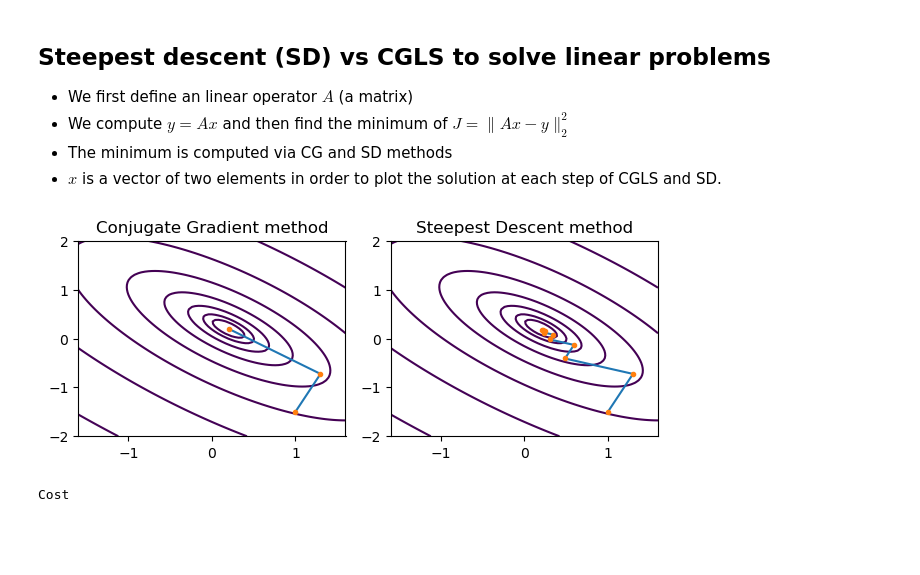
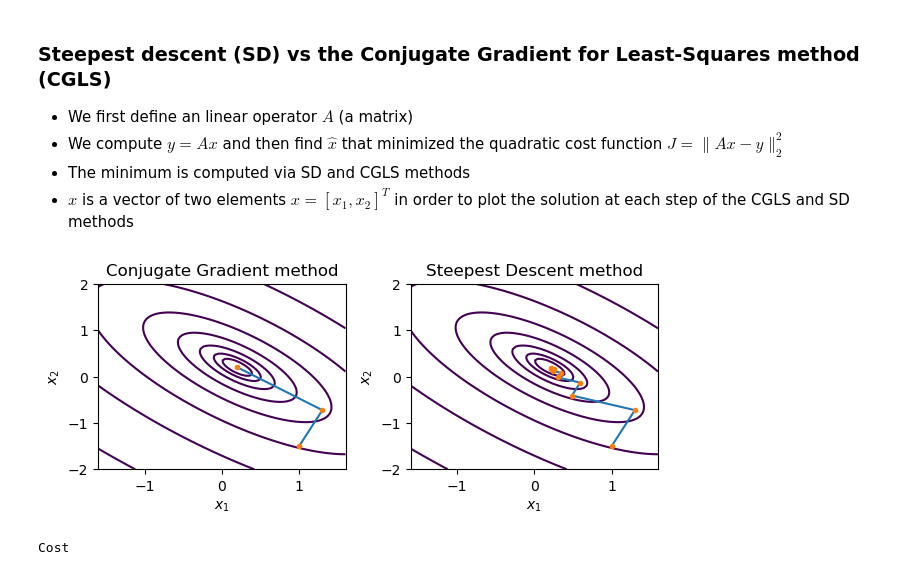
Before and after one commit to msacchi/SEP_lectures, a Jupyter notebook: CGLS_versus_SD_example.ipynb, the cells around one changed output. Cells and saved outputs as stored; diff of their text form; code cells hidden in the pictures; blank space fills up the shorter version.

```diff
--- a/CGLS_versus_SD_example.ipynb
+++ b/CGLS_versus_SD_example.ipynb
@@ -1,42 +1,45 @@
 # %% [markdown]
-## Steepest descent (SD) vs CGLS to solve linear problems
+### Steepest descent (SD) vs the Conjugate Gradient for Least-Squares method (CGLS)
 
 - We first define an linear operator $A$ (a matrix)
-- We compute $y = Ax$ and then find the minimum of $J = \|Ax-y\|_2^2$
-- The minimum is computed via CG and SD methods
-- $x$ is a vector of two elements in order to plot the solution at each step of CGLS and SD.
+- We compute $y = Ax$ and then find ${\hat x}$ that minimized the quadratic cost function $J = \|Ax-y\|_2^2$
+- The minimum is computed via SD and CGLS  methods
+- $x$ is a vector of two elements  $x=[x_1,x_2]^T$ in order to plot the solution at each step of the CGLS and SD methods
 # %%
 using Random, LinearAlgebra, PyPlot
 # %%
+# Get a matrix A that leads to a cost function with an elongated valley
+
 rng = MersenneTwister(12724);
 A = rand(rng,130,2)*2.0.-1.0;
 (U,S,V) = svd(A); S[1]=1.0; S[2]=0.4; A= U*diagm(S)*V;
 x = [0.2,0.2]; y = A*x; x0 = [1.0,-1.5]
 
-x1, p1 = cg_ls(A,x0,y,2 )           # Minimize cost via the CG method
-x2, p2 =    sd(A,x0,y,25)           # Minimize cost via the SD method
+# Minimize J = |Ax-y|_2^2
 
+x1, p1 = cg_ls(A,x0,y,2 )           # Minimize cost via CGLS
+x2, p2 =    sd(A,x0,y,25)           # Minimize cost via SD
 
-x1, x2, J = Cost(A,y)
+x1, x2, J = Cost(A,y)               # Compute cost function in a grid
 
 close("all")
 subplot(221);
 c = 10.0.^collect(-2:.4:3)
 
 contour(x1,x2,J,c)
 plot(p1[:,1],p1[:,2])
-plot(p1[:,1],p1[:,2],".")
+plot(p1[:,1],p1[:,2],"."); xlabel(L"$x_1$"); ylabel(L"x_2")
 title("Conjugate Gradient method")
 
 subplot(222);
 contour(x1,x2,J,c)
 plot(p2[:,1],p2[:,2],"-")
-plot(p2[:,1],p2[:,2],".")
+plot(p2[:,1],p2[:,2],"."); xlabel(L"$x_1$"); ylabel(L"x_2")
 title("Steepest Descent method")
 
 tight_layout()
 savefig("./figs/cgls_vs_sd.png")
 # %% [output]
-[figure, old version]
+[figure, new version]
 # %%
 """
```
Also changed, not shown: parts of 1 cell of this notebook, 36 other files.
